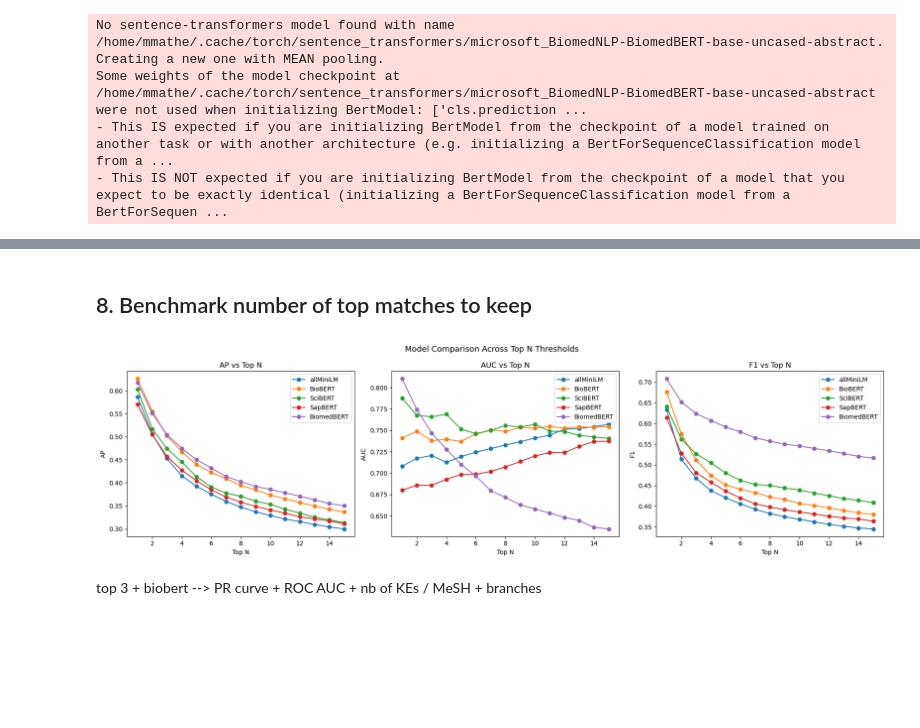
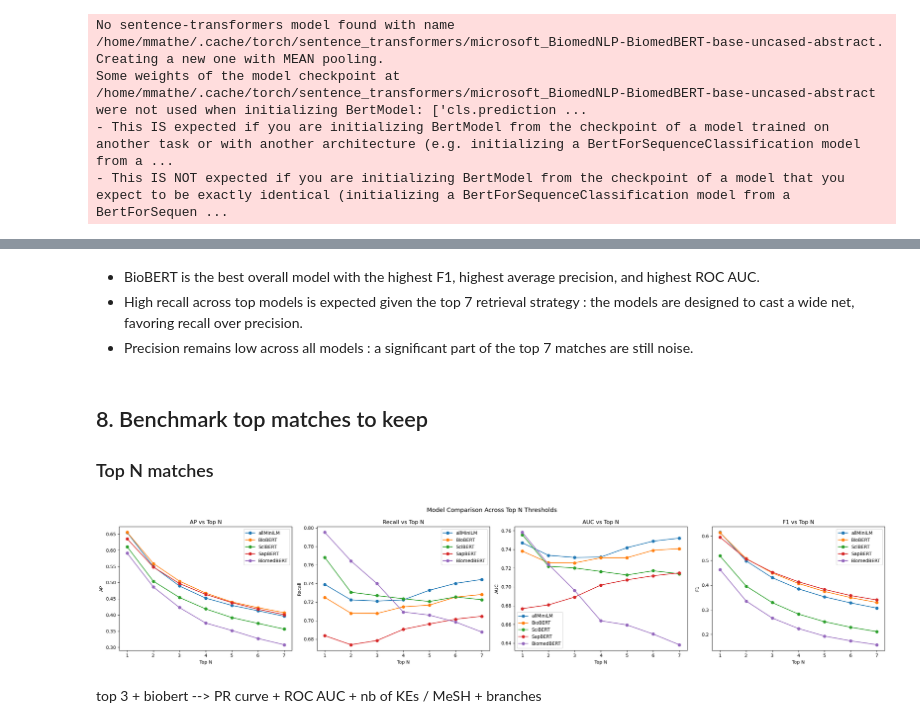
Before and after one commit to mathemei/AOP2MESH, a Jupyter notebook: AOP-MeSH_tests_validation.ipynb, the cells around one changed output, grey strips where cells are left out. Cells and saved outputs as stored; diff of their text form; code cells hidden in the pictures; blank space fills up the shorter version.

```diff
--- a/AOP-MeSH_tests_validation.ipynb
+++ b/AOP-MeSH_tests_validation.ipynb
@@ -940,7 +1121,7 @@ No sentence-transformers model found with name /home/mmathe/.cache/torch/sentenc
 # %%
 # BiomedBERT
 results = match_mesh_ke_title(MeSH_descriptors_titles, ke_titles_description, model = "microsoft/BiomedNLP-BiomedBERT-base-uncased-abstract")
-res_KE_title_biomedbert_D = pd.DataFrame(results)
+res_KE_title_biomedbert = pd.DataFrame(results)
 # %% [output]
 No sentence-transformers model found with name /home/mmathe/.cache/torch/sentence_transformers/microsoft_BiomedNLP-BiomedBERT-base-uncased-abstract. Creating a new one with MEAN pooling.
 Some weights of the model checkpoint at /home/mmathe/.cache/torch/sentence_transformers/microsoft_BiomedNLP-BiomedBERT-base-uncased-abstract were not used when initializing BertModel: ['cls.prediction ...
@@ -973,11 +1157,12 @@ all_res_KE_title_D = all_res_KE_title_D[["KE_ID", "KE_TITLE", "MESH_ID", "MESH_T
 # %%
+# Plot score distributions for each model
 plt.figure(figsize=(10, 6))
 
-models = all_res_KE_title_D['MODEL'].unique()
+models = all_res_KE_title['MODEL'].unique()
 colors = ['C0', 'C1', 'C2', 'C3', 'C4']
 
 for i, model in enumerate(models):
-    scores = all_res_KE_title_D[all_res_KE_title_D['MODEL'] == model]['SCORE']
+    scores = all_res_KE_title[all_res_KE_title['MODEL'] == model]['SCORE']
     plt.hist(scores, bins = 50, alpha = 0.7, label = model, color = colors[i])
 
 plt.title("Score distributions per model")
@@ -1068,0 +1373,2 @@ scibert
+# %%
+stop_words.update({"increased", "increase", "decreased", "inhibition", "activation", "decrease"})
@@ -1258,5 +1624,11 @@ scibert
+# %% [markdown]
+- BioBERT is the best overall model with the highest F1, highest average precision, and highest ROC AUC.
+- High recall across top models is expected given the top 7 retrieval strategy : the models are designed to cast a wide net, favoring recall over precision.
+- Precision remains low across all models : a significant part of the top 7 matches are still noise.
 # %% [markdown]
-## 8. Benchmark number of top matches to keep
+## 8. Benchmark top matches to keep
+
+### Top N matches
 # %%
 def top_n_matches(results, n):
     top_n_results = []
@@ -1269,10 +1641,15 @@ def top_n_matches(results, n):
 # %%
 def compute_metrics_per_n(baseline, results_15, n_range=range(1, 8)):
     records = []
+
+    # Build an index from the ground truth (baseline) for fast membership testing
     baseline_index = baseline.set_index(["MESH_ID", "KE_ID"]).index
 
     for n in n_range:
+        # Retrieve only the top-n scoring MeSH descriptors matches per KE
         df = top_n_matches(results_15, n=n).copy()
+
+        # Label each (MESH_ID, KE_ID) pair as 1 if it appears in the baseline, 0 otherwise
         df["true"] = (
             df.set_index(["MESH_ID", "KE_ID"]).index
             .isin(baseline_index)
@@ -1281,19 +1658,22 @@ def compute_metrics_per_n(baseline, results_15, n_range=range(1, 8)):
         y_true   = df["true"]
         y_scores = df["SCORE"]
 
-        # AP
+        # Average precision
         ap = metrics.average_precision_score(y_true, y_scores)
 
-        # AUC
+        # ROC AUC
         fpr, tpr, _ = metrics.roc_curve(y_true, y_scores)
         auc = metrics.auc(fpr, tpr)
 
-        # best F1
+        # Average F1
         precision, recall, _ = metrics.precision_recall_curve(y_true, y_scores)
         f1_scores = 2 * precision * recall / (precision + recall + 1e-10)
-        best_f1 = np.max(f1_scores)
+        avg_f1 = np.mean(f1_scores)
 
-        records.append({"n": n, "AP": ap, "AUC": auc, "F1": best_f1})
+        # Average recall
+        avg_recall = np.mean(recall)
+
+        records.append({"n": n, "AP": ap, "AUC": auc, "F1": avg_f1, "Recall": avg_recall})
 
     return pd.DataFrame(records)
 
@@ -1304,25 +1684,25 @@ metrics_scibert = compute_metrics_per_n(indexing_results_dataframe, res_KE_chunk
 metrics_sapbert = compute_metrics_per_n(indexing_results_dataframe, res_KE_chunks_sapbert)
 metrics_biomedbert = compute_metrics_per_n(indexing_results_dataframe, res_KE_chunks_biomedbert)
 # %%
-fig, axes = plt.subplots(1, 3, figsize=(18, 5))
-ns = list(range(1, 16))
+fig, axes = plt.subplots(1, 4, figsize=(24, 5))
+ns = list(range(1, 8))
 
-for metric, ax in zip(["AP", "AUC", "F1"], axes):
+for metric, ax in zip(["AP", "Recall", "AUC", "F1"], axes):
     ax.plot(ns, metrics_miniLM[metric].to_numpy(),  marker="o", label="allMiniLM")
     ax.plot(ns, metrics_biobert[metric].to_numpy(), marker="o", label="BioBERT")
     ax.plot(ns, metrics_scibert[metric].to_numpy(), marker="o", label="SciBERT")
     ax.plot(ns, metrics_sapbert[metric].to_numpy(), marker="o", label="SapBERT")
     ax.plot(ns, metrics_biomedbert[metric].to_numpy(), marker="o", label="BiomedBERT")
     ax.set_xlabel("Top N")
     ax.set_ylabel(metric)
     ax.set_title(f"{metric} vs Top N")
     ax.legend()
 
 plt.suptitle("Model Comparison Across Top N Thresholds", fontsize=13)
 plt.tight_layout()
 plt.show()
 # %% [output]
-[figure, old version]
+[figure, new version]
 # %% [markdown]
 top 3 + biobert
 --> PR curve + ROC AUC + nb of KEs / MeSH + branches
```
Also changed, not shown: parts of 79 cells of this notebook, 1 other file.
